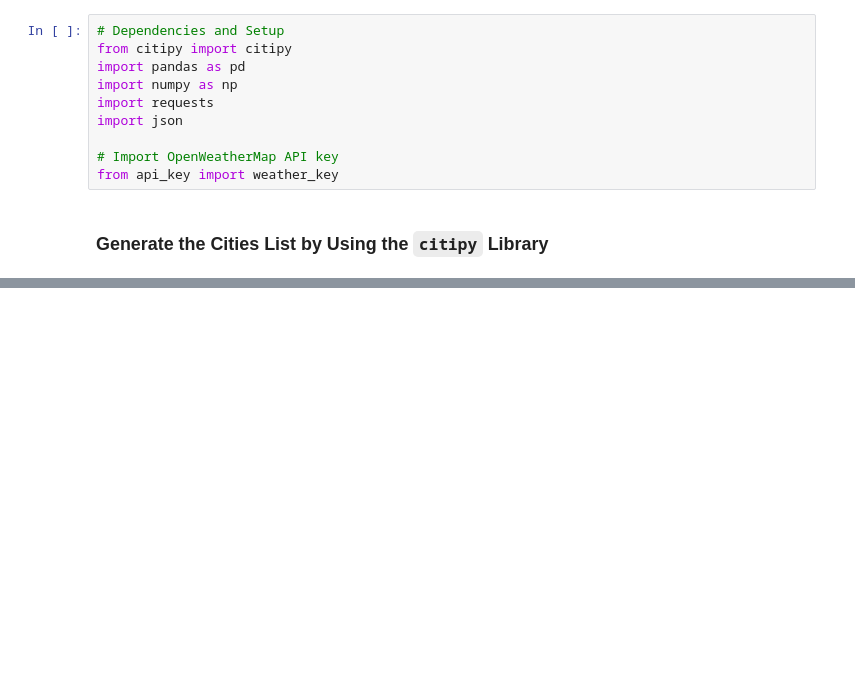
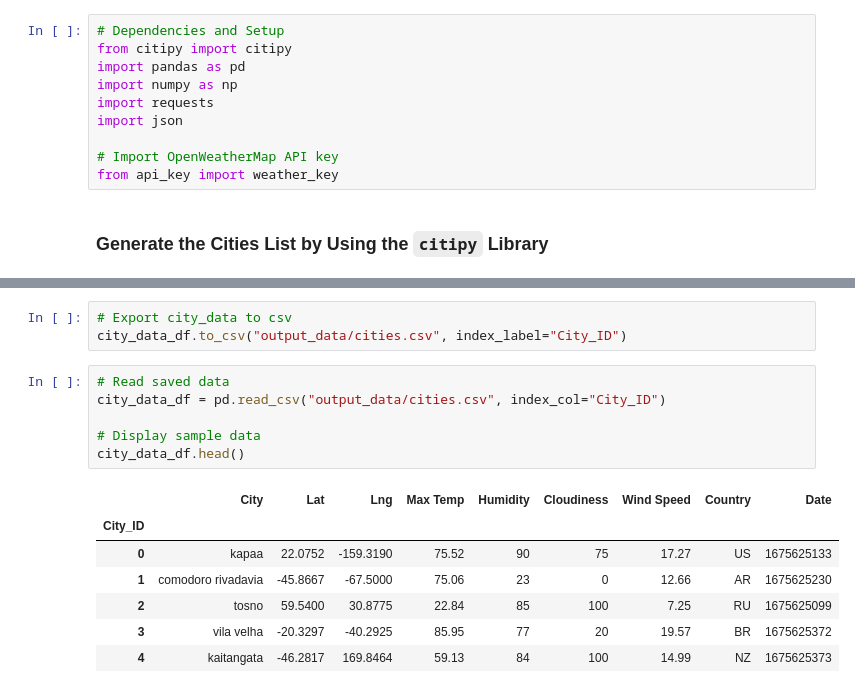
Before and after one commit to emilyneaville/python-api-challenge, a Jupyter notebook: WeatherPy/WeatherPy.ipynb, the cells around one changed output, grey strips where cells are left out. Drawn from its saved outputs; the diff is of its cells as text; blank space fills up the shorter version.

```diff
--- a/WeatherPy/WeatherPy.ipynb
+++ b/WeatherPy/WeatherPy.ipynb
@@ -138,0 +167,17 @@ Data Retrieval Complete
+# %%
+# Export city_data to csv
+city_data_df.to_csv("output_data/cities.csv", index_label="City_ID")
+# %%
+# Read saved data
+city_data_df = pd.read_csv("output_data/cities.csv", index_col="City_ID")
+
+# Display sample data
+city_data_df.head()
+# %% [output]
+|  | City | Lat | Lng | Max Temp | Humidity | Cloudiness | Wind Speed | Country | Date |
+| City_ID |  |  |  |  |  |  |  |  |  |
+| 0 | kapaa | 22.0752 | -159.3190 | 75.52 | 90 | 75 | 17.27 | US | 1675625133 |
+| 1 | comodoro rivadavia | -45.8667 | -67.5000 | 75.06 | 23 | 0 | 12.66 | AR | 1675625230 |
+| 2 | tosno | 59.5400 | 30.8775 | 22.84 | 85 | 100 | 7.25 | RU | 1675625099 |
+| 3 | vila velha | -20.3297 | -40.2925 | 85.95 | 77 | 20 | 19.57 | BR | 1675625372 |
+| 4 | kaitangata | -46.2817 | 169.8464 | 59.13 | 84 | 100 | 14.99 | NZ | 1675625373 |
```
Also changed, not shown: parts of 5 cells of this notebook.
